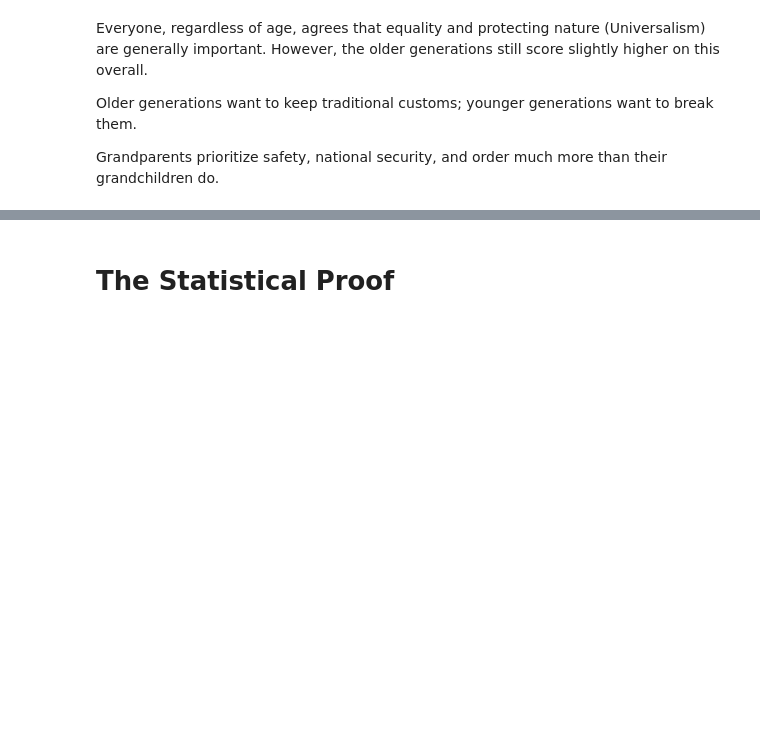
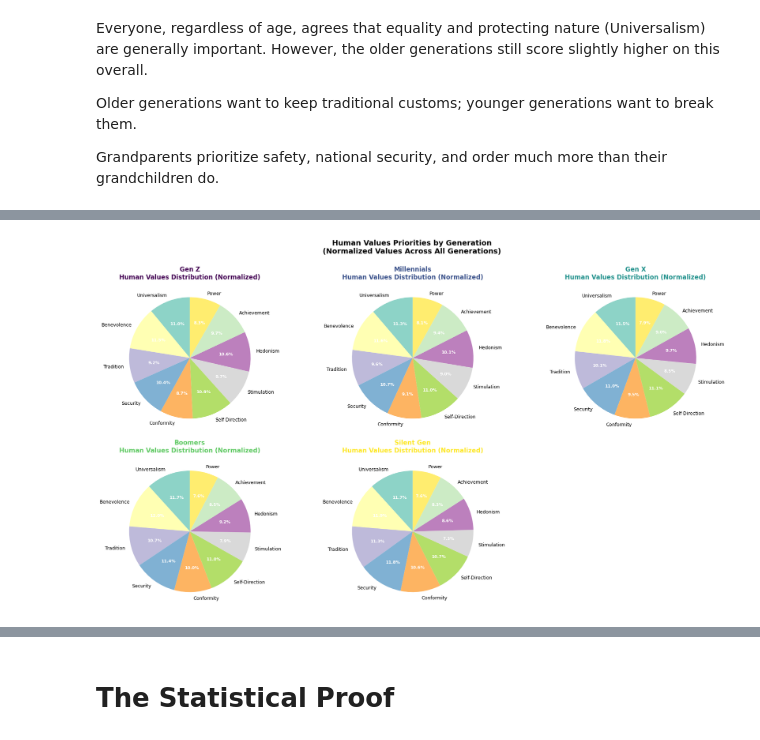
Before and after one commit to CU-S26-MSDSSB-DSCI-01-DataScienceLab/DataScienceLab_HumanValues, a Jupyter notebook: Q2_Tayaphon.ipynb, the cells around one changed output, grey strips where cells are left out. Drawn from its saved outputs; the diff is of its cells as text; code cells hidden in the pictures; blank space fills up the shorter version.

```diff
--- a/Q2_Tayaphon.ipynb
+++ b/Q2_Tayaphon.ipynb
@@ -140,0 +192,63 @@ Grandparents prioritize safety, national security, and order much more than thei
+# %%
+# Define human value columns (normalized)
+human_values = [
+    'Universalism_normalized',
+    'Benevolence_normalized',
+    'Tradition_normalized',
+    'Security_normalized',
+    'Conformity_normalized',
+    'Self-Direction_normalized',
+    'Stimulation_normalized',
+    'Hedonism_normalized',
+    'Achievement_normalized',
+    'Power_normalized'
+]
+
+# Clean column names for display
+value_names = [col.replace('_normalized', '') for col in human_values]
+
+# Calculate mean values for each generation
+gen_values = df.groupby('generation')[human_values].mean()
+
+# Convert to desired generation order
+gen_values = gen_values.reindex(gen_order)
+
+print("Mean Normalized Values by Generation:")
+print(gen_values)
+
+# Create pie charts for each generation
+fig, axes = plt.subplots(2, 3, figsize=(18, 10))
+axes = axes.flatten()
+
+for idx, (gen, row) in enumerate(gen_values.iterrows()):
+    if idx < len(gen_order):
+        ax = axes[idx]
+
+        # Create pie chart
+        colors_palette = plt.cm.Set3(np.linspace(0, 1, len(value_names)))
+        wedges, texts, autotexts = ax.pie(
+            row.values,
+            labels=value_names,
+            autopct='%1.1f%%',
+            colors=colors_palette,
+            startangle=90,
+            textprops={'fontsize': 9}
+        )
+
+        # Make percentage text bold and visible
+        for autotext in autotexts:
+            autotext.set_color('white')
+            autotext.set_fontweight('bold')
+            autotext.set_fontsize(8)
+
+        ax.set_title(f'{gen}\nHuman Values Distribution (Normalized)', fontsize=12, fontweight='bold', color=gen_colors[gen])
+
+# Remove extra subplots
+for idx in range(len(gen_order), len(axes)):
+    fig.delaxes(axes[idx])
+
+plt.suptitle('Human Values Priorities by Generation\n(Normalized Values Across All Generations)',
+             fontsize=14, fontweight='bold', y=1.00)
+plt.tight_layout()
+plt.show()
+# %% [output]
@@ -140,0 +272 @@ Grandparents prioritize safety, national security, and order much more than thei
+[figure, added]
```
Also changed, not shown: parts of 14 cells of this notebook, 2 other files.
